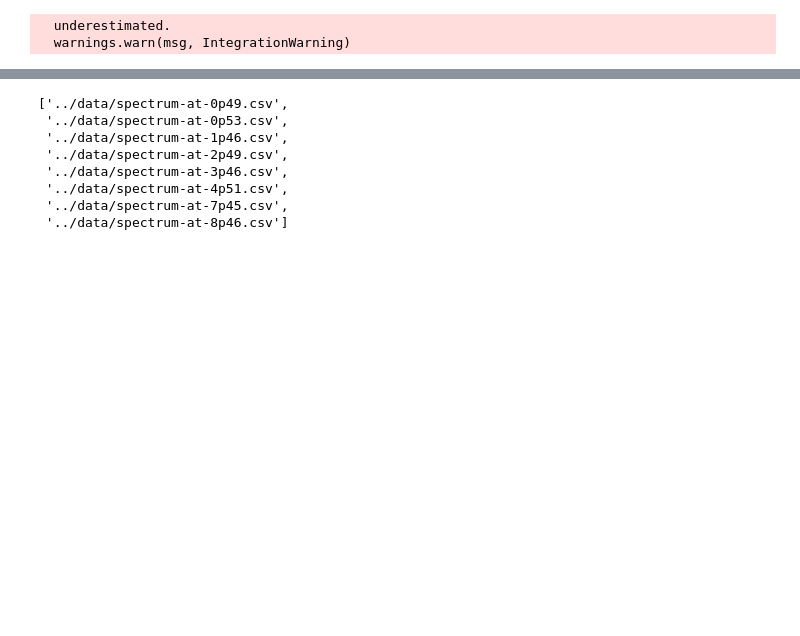
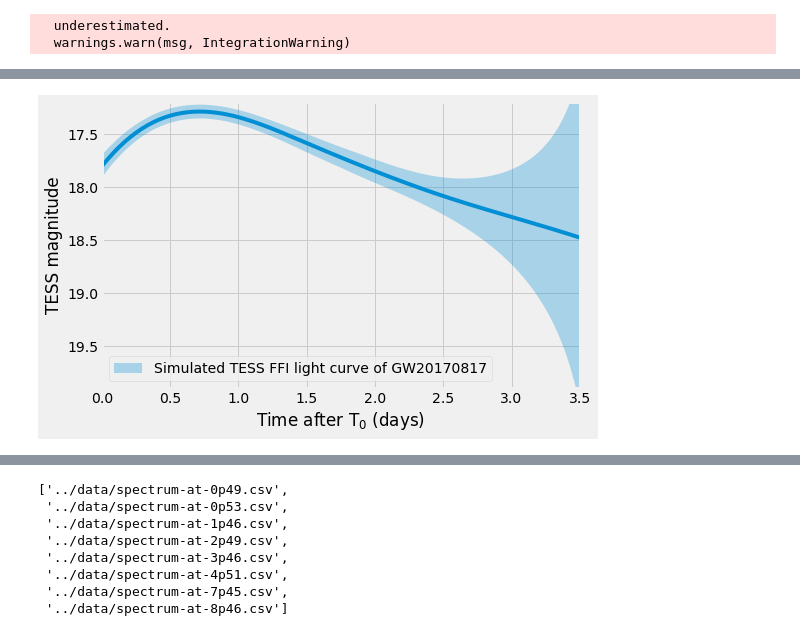
Before and after one commit to mrtommyb/messing-with-gw, a Jupyter notebook: code/gw_mag_v2.ipynb, the cells around one changed output, grey strips where cells are left out. Drawn from its saved outputs; the diff is of its cells as text; code cells hidden in the pictures; blank space fills up the shorter version.

```diff
--- a/code/gw_mag_v2.ipynb
+++ b/code/gw_mag_v2.ipynb
@@ -20,6 +20,6 @@ eventAbsMag = GWT.get_obs_absmag()
   underestimated.
   warnings.warn(msg, IntegrationWarning)
 # %%
-mag = GWT.get_apmag(eventAbsMag, 67E6)
+mag = GWT.get_apmag(eventAbsMag, 41E6)
 1.E6 / (GWT.TESS_noise_1h(mag) / np.sqrt(6))
 # %% [output]
@@ -57,0 +39,29 @@ array([[ 0.,  0.,  0., ...,  0.,  0.,  0.],
+# %%
+# yerr = np.log10(1-GWT.TESS_noise_1h(mag))/-0.4
+f5 = interp1d(GWT.time, mag, kind='cubic',
+                          bounds_error=False, fill_value='extrapolate')
+
+t_sim = np.arange(0,10,1./48)
+m_sim = f5(t_sim)
+
+# yerr = np.log10((1.0 - (GWT.TESS_noise_1h(mag)/1.E6 / np.sqrt(0.5)))) / -0.4
+# plt.errorbar(GWT.time, mag, yerr = yerr, fmt='.' )
+
+yerr_sim =  yerr = np.log10((1.0 - (GWT.TESS_noise_1h(m_sim)/1.E6 / np.sqrt(0.5)))) / -0.4
+# plt.errorbar(t_sim, m_sim, yerr = yerr_sim, fmt='.' )
+
+with plt.style.context(('fivethirtyeight')):
+    fig = plt.figure(figsize=[8,5])
+    plt.plot(t_sim, m_sim, )
+    plt.fill_between(t_sim, m_sim-yerr_sim, m_sim+yerr_sim, alpha=0.3,
+                     label = 'Simulated TESS FFI light curve of GW20170817')
+
+    plt.ylim(19.9,17.2)
+    plt.xlim(0,3.5)
+    plt.xlabel('Time after T$_0$ (days)')
+    plt.ylabel('TESS magnitude')
+    plt.legend()
+    fig.tight_layout()
+    fig.savefig('tess-lc-gw20170817.png')
+# %% [output]
+[figure, added]
```
Also changed, not shown: parts of 7 cells of this notebook, 3 other files.
